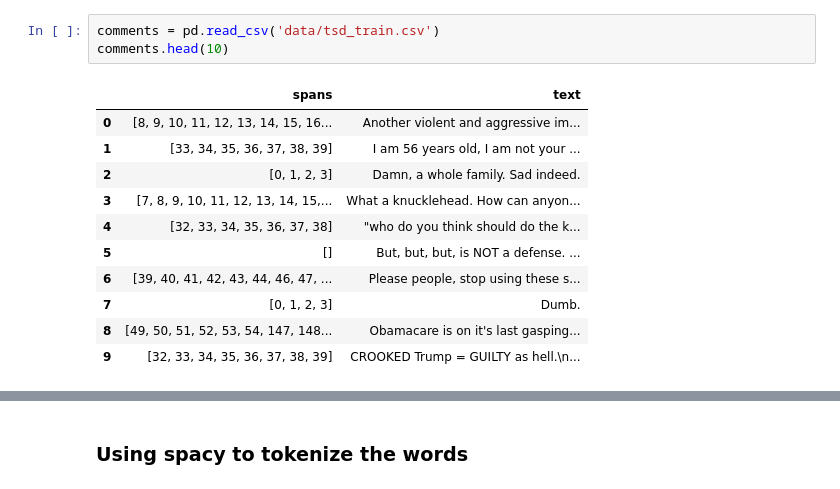
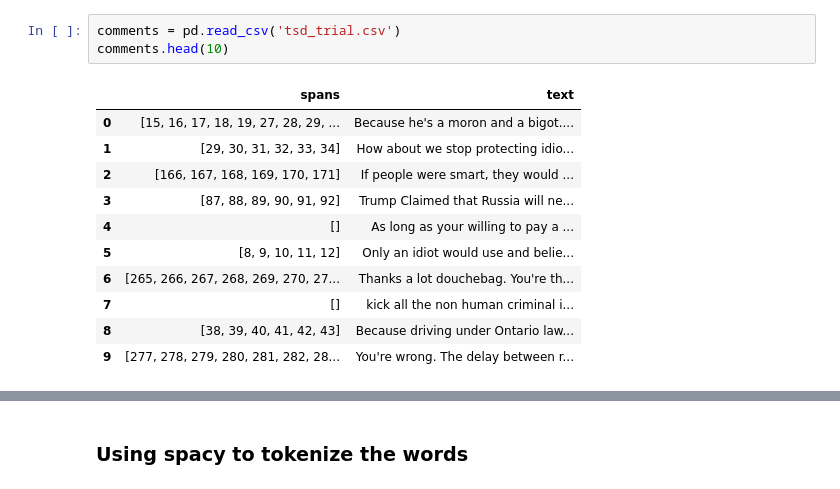
Before and after one commit to KaishuoWang/Toxic-Span-Detection, a Jupyter notebook: toxicBERT/toxicBERT.ipynb, the cells around one changed output, grey strips where cells are left out. Drawn from its saved outputs; the diff is of its cells as text.

```diff
--- a/toxicBERT/toxicBERT.ipynb
+++ b/toxicBERT/toxicBERT.ipynb
@@ -27,18 +27,18 @@ Requirement already satisfied: six in /usr/local/lib/python3.7/dist-packages (fr
 # %%
-comments = pd.read_csv('data/tsd_train.csv')
+comments = pd.read_csv('tsd_trial.csv')
 comments.head(10)
 # %% [output]
 |  | spans | text |
-| 0 | [8, 9, 10, 11, 12, 13, 14, 15, 16... | Another violent and aggressive im... |
-| 1 | [33, 34, 35, 36, 37, 38, 39] | I am 56 years old, I am not your ... |
-| 2 | [0, 1, 2, 3] | Damn, a whole family. Sad indeed. |
-| 3 | [7, 8, 9, 10, 11, 12, 13, 14, 15,... | What a knucklehead. How can anyon... |
-| 4 | [32, 33, 34, 35, 36, 37, 38] | "who do you think should do the k... |
-| 5 | [] | But, but, but, is NOT a defense. ... |
-| 6 | [39, 40, 41, 42, 43, 44, 46, 47, ... | Please people, stop using these s... |
-| 7 | [0, 1, 2, 3] | Dumb. |
-| 8 | [49, 50, 51, 52, 53, 54, 147, 148... | Obamacare is on it's last gasping... |
-| 9 | [32, 33, 34, 35, 36, 37, 38, 39] | CROOKED Trump = GUILTY as hell.\n... |
+| 0 | [15, 16, 17, 18, 19, 27, 28, 29, ... | Because he's a moron and a bigot.... |
+| 1 | [29, 30, 31, 32, 33, 34] | How about we stop protecting idio... |
+| 2 | [166, 167, 168, 169, 170, 171] | If people were smart, they would ... |
+| 3 | [87, 88, 89, 90, 91, 92] | Trump Claimed that Russia will ne... |
+| 4 | [] | As long as your willing to pay a ... |
+| 5 | [8, 9, 10, 11, 12] | Only an idiot would use and belie... |
+| 6 | [265, 266, 267, 268, 269, 270, 27... | Thanks a lot douchebag. You're th... |
+| 7 | [] | kick all the non human criminal i... |
+| 8 | [38, 39, 40, 41, 42, 43] | Because driving under Ontario law... |
+| 9 | [277, 278, 279, 280, 281, 282, 28... | You're wrong. The delay between r... |
 # %%
 # Lower case all the words
 comments['cleaned_text'] = comments['text'].apply(lambda x: x.lower())
```
Also changed, not shown: parts of 14 cells of this notebook, 4 other files.
